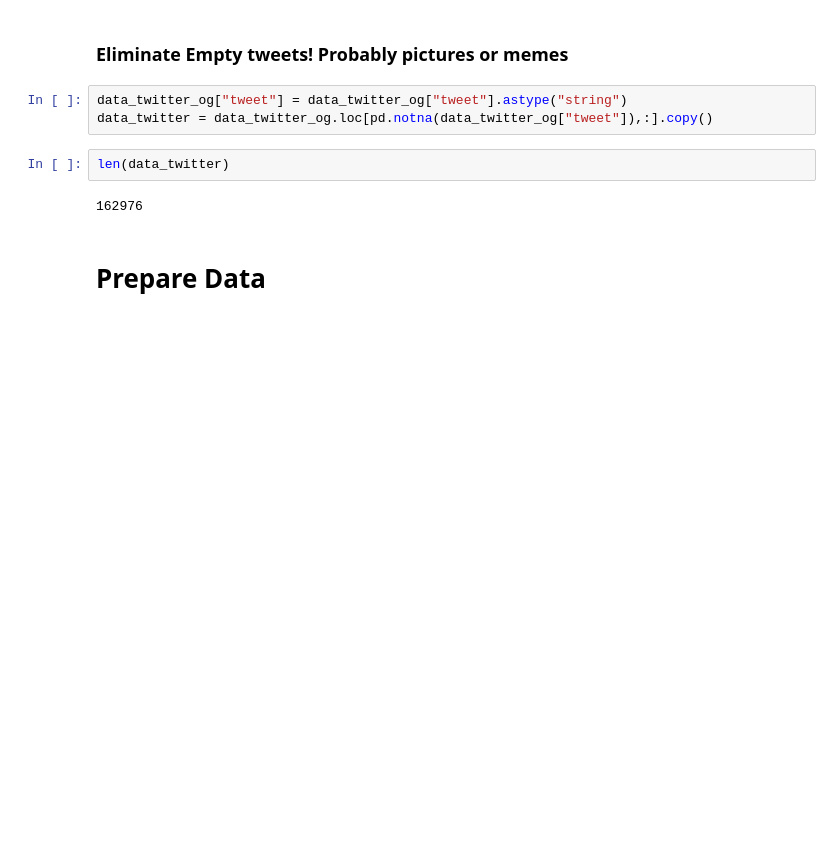
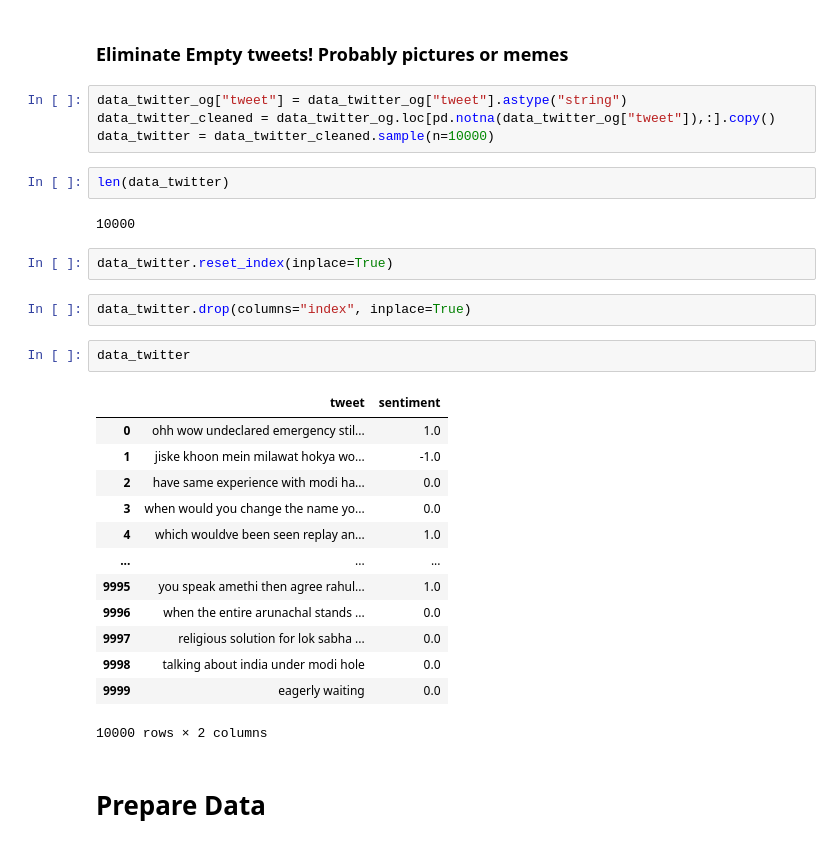
Before and after one commit to zarbin/UTA_Project-4, a Jupyter notebook: sandbox/JennS/NLP_ShulyakEdition/NLP_financial_news.ipynb, the cells around one changed output. Cells and saved outputs as stored; diff of their text form; blank space fills up the shorter version.

```diff
--- a/sandbox/JennS/NLP_ShulyakEdition/NLP_financial_news.ipynb
+++ b/sandbox/JennS/NLP_ShulyakEdition/NLP_financial_news.ipynb
@@ -61,11 +65,32 @@ data_twitter_og
 ### Eliminate Empty tweets! Probably pictures or memes
 # %%
 data_twitter_og["tweet"] = data_twitter_og["tweet"].astype("string")
-data_twitter = data_twitter_og.loc[pd.notna(data_twitter_og["tweet"]),:].copy()
+data_twitter_cleaned = data_twitter_og.loc[pd.notna(data_twitter_og["tweet"]),:].copy()
+data_twitter = data_twitter_cleaned.sample(n=10000)
 # %%
 len(data_twitter)
 # %% [output]
-162976
+10000
+# %%
+data_twitter.reset_index(inplace=True)
+# %%
+data_twitter.drop(columns="index", inplace=True)
+# %%
+data_twitter
+# %% [output]
+|  | tweet | sentiment |
+| 0 | ohh wow undeclared emergency stil... | 1.0 |
+| 1 | jiske khoon mein milawat hokya wo... | -1.0 |
+| 2 | have same experience with modi ha... | 0.0 |
+| 3 | when would you change the name yo... | 0.0 |
+| 4 | which wouldve been seen replay an... | 1.0 |
+| ... | ... | ... |
+| 9995 | you speak amethi then agree rahul... | 1.0 |
+| 9996 | when the entire arunachal stands ... | 0.0 |
+| 9997 | religious solution for lok sabha ... | 0.0 |
+| 9998 | talking about india under modi hole | 0.0 |
+| 9999 | eagerly waiting | 0.0 |
+10000 rows × 2 columns
 # %% [markdown]
 # Prepare Data
 # %% [markdown]
```
Also changed, not shown: parts of 23 cells of this notebook, 2 other files.
